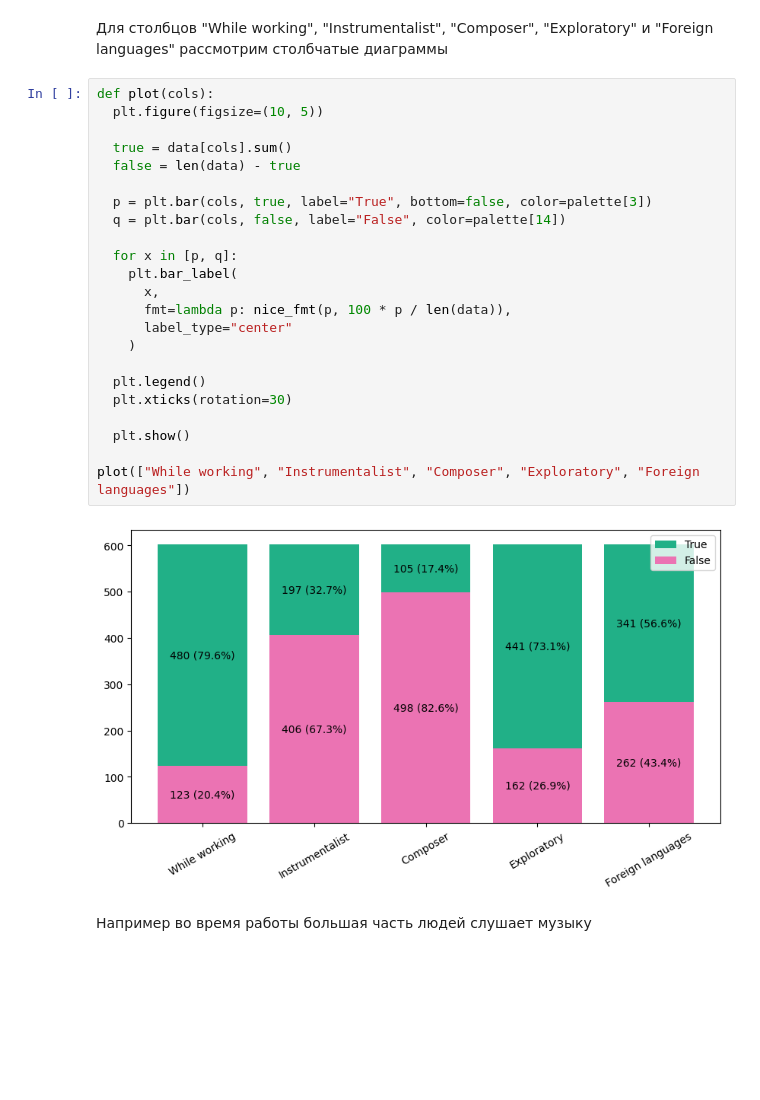
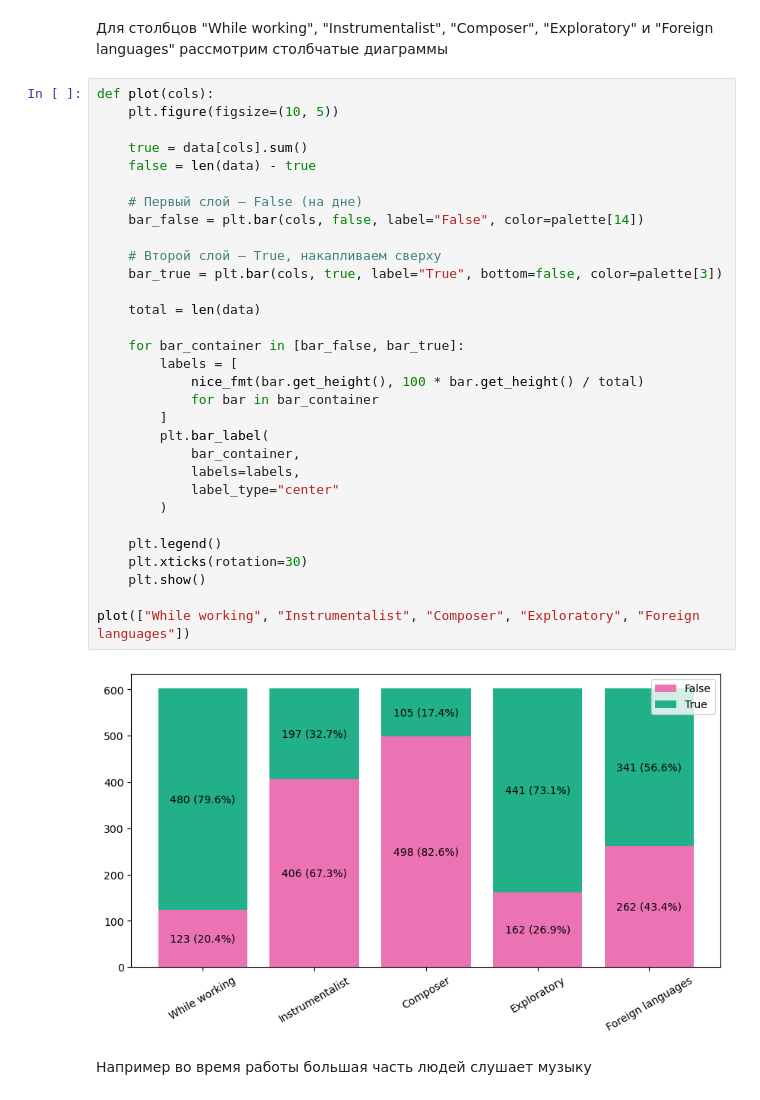
Before and after one commit to kirmaxx/StatPrak25, a Jupyter notebook: проект.ipynb, the cells around one changed output. Saved outputs shown, nothing was run; the diff lists cells and outputs as text; blank space fills up the shorter version.

```diff
--- a/проект.ipynb
+++ b/проект.ipynb
@@ -435,29 +433,37 @@ for col in ["Anxiety", "Depression", "Insomnia", "OCD"]:
 Для столбцов "While working", "Instrumentalist", "Composer", "Exploratory" и "Foreign languages" рассмотрим столбчатые диаграммы
 # %%
 def plot(cols):
-  plt.figure(figsize=(10, 5))
+    plt.figure(figsize=(10, 5))
 
-  true = data[cols].sum()
-  false = len(data) - true
+    true = data[cols].sum()
+    false = len(data) - true
 
-  p = plt.bar(cols, true, label="True", bottom=false, color=palette[3])
-  q = plt.bar(cols, false, label="False", color=palette[14])
+    # Первый слой — False (на дне)
+    bar_false = plt.bar(cols, false, label="False", color=palette[14])
 
-  for x in [p, q]:
-    plt.bar_label(
-      x,
-      fmt=lambda p: nice_fmt(p, 100 * p / len(data)),
-      label_type="center"
-    )
+    # Второй слой — True, накапливаем сверху
+    bar_true = plt.bar(cols, true, label="True", bottom=false, color=palette[3])
 
-  plt.legend()
-  plt.xticks(rotation=30)
+    total = len(data)
 
-  plt.show()
+    for bar_container in [bar_false, bar_true]:
+        labels = [
+            nice_fmt(bar.get_height(), 100 * bar.get_height() / total)
+            for bar in bar_container
+        ]
+        plt.bar_label(
+            bar_container,
+            labels=labels,
+            label_type="center"
+        )
+
+    plt.legend()
+    plt.xticks(rotation=30)
+    plt.show()
 
 plot(["While working", "Instrumentalist", "Composer", "Exploratory", "Foreign languages"])
 # %% [output]
-[figure, old version]
+[figure, new version]
 # %% [markdown]
 Например во время работы большая часть людей слушает музыку
 # %% [markdown]
```
Also changed, not shown: parts of 23 cells of this notebook, 1 other file.
